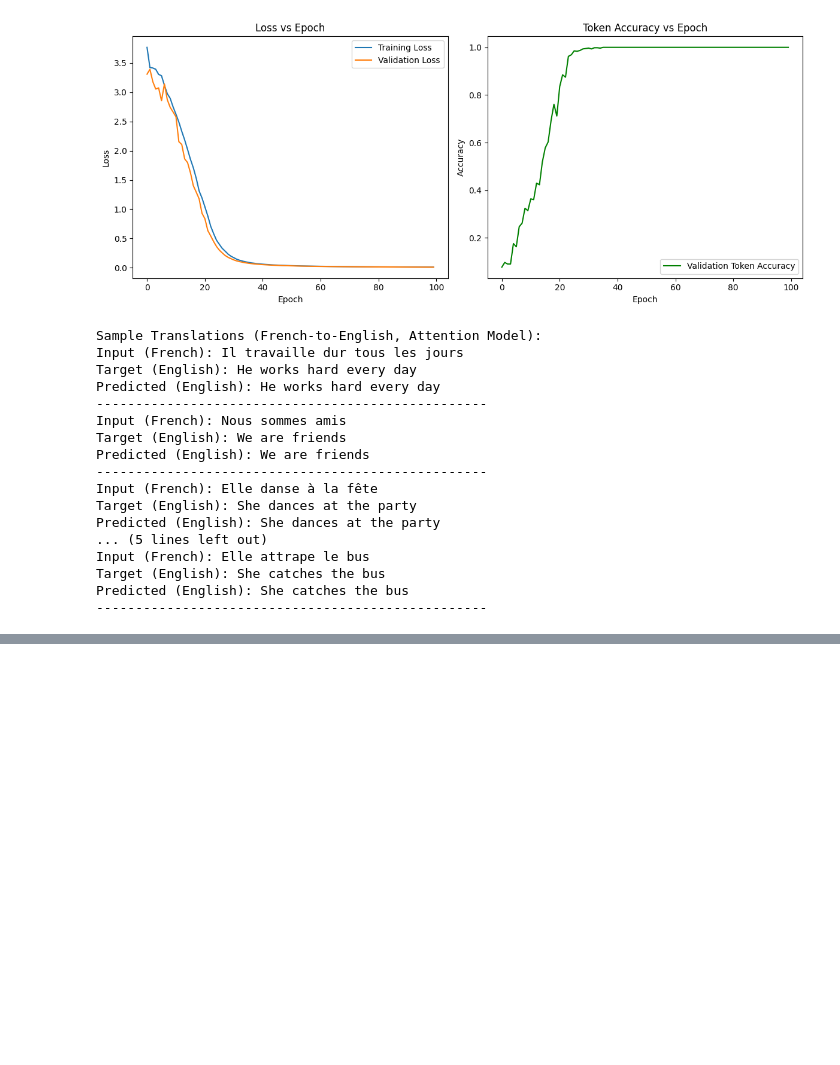
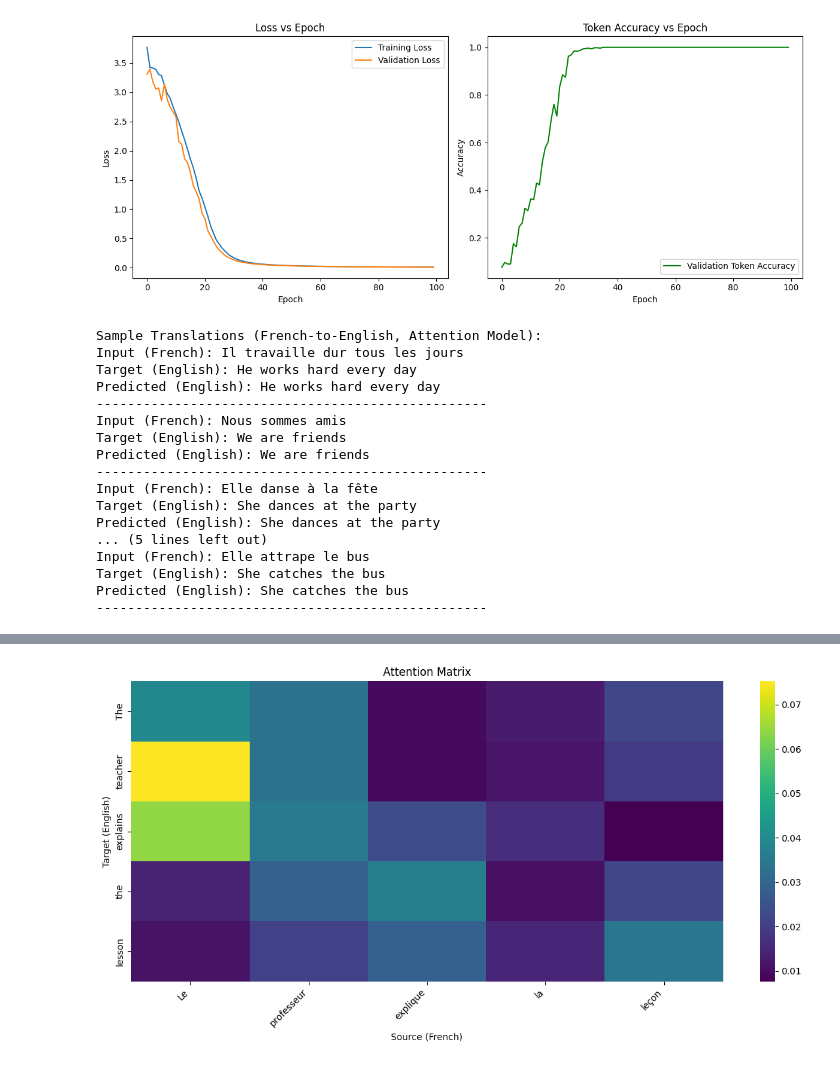
Before and after one commit to xuy50/ecgr5106-hw4, a Jupyter notebook: p3_GRU_attention_fte.ipynb, the cells around one changed output, grey strips where cells are left out. Drawn from its saved outputs; the diff is of its cells as text; code cells hidden in the pictures; blank space fills up the shorter version.

```diff
--- a/p3_GRU_attention_fte.ipynb
+++ b/p3_GRU_attention_fte.ipynb
@@ -374,3 +375,98 @@ Input (French): Elle attrape le bus
 Target (English): She catches the bus
 Predicted (English): She catches the bus
 --------------------------------------------------
+# %%
+# Output some sample translations using the Attention model (French-to-English)
+encoder.eval()
+attn_decoder.eval()
+num_examples = 5
+
+print("\nSample Translations (French-to-English, Attention Model) with Attention Matrices:")
+sample_count = 0
+with torch.no_grad():
+    for input_tensor, target_tensor in dataloader:
+        # Preprocess input
+        input_tensor = input_tensor.squeeze(0).to(device)
+        target_tensor = target_tensor.squeeze(0).to(device)
+
+        encoder_hidden = encoder.initHidden()
+        input_length = input_tensor.size(0)
+
+        # Collect encoder outputs
+        encoder_outputs = torch.zeros(50, encoder.hidden_size, device=device)
+        for ei in range(input_length):
+            encoder_output, encoder_hidden = encoder(input_tensor[ei].unsqueeze(0), encoder_hidden)
+            if ei < 50:
+                encoder_outputs[ei] = encoder_output[0, 0]
+
+        # Decode while collecting attention weights
+        decoder_input = torch.tensor([SOS_token], device=device)
+        decoder_hidden = encoder_hidden
+        predicted_indices = []
+        attn_matrices = []  # store attention weights at each decoding step
+
+        while True:
+            decoder_output, decoder_hidden, attn_weights = attn_decoder(
+                decoder_input, decoder_hidden, encoder_outputs
+            )
+            attn_matrices.append(attn_weights.cpu().numpy())  # shape: (1, max_length)
+
+            topv, topi = decoder_output.topk(1)
+            predicted_indices.append(topi.item())
+            decoder_input = topi.squeeze().detach()
+
+            if decoder_input.item() == EOS_token or len(predicted_indices) > 50:
+                break
+
+        # Build attention matrix: (#decoding_steps x max_length)
+        attn_matrix = np.concatenate(attn_matrices, axis=0)
+
+        # Convert indices back to words (excluding SOS/EOS)
+        #    - Source tokens (French)
+        src_tokens = [index_to_word[idx.item()] for idx in input_tensor if idx.item() not in [SOS_token, EOS_token]]
+        #    - Target tokens (predicted English)
+        tgt_tokens = [index_to_word[idx] for idx in predicted_indices if idx not in [SOS_token, EOS_token]]
+
+        # Slice attn_matrix to actual decoding steps & encoding steps
+        dec_steps = len(tgt_tokens)
+        enc_steps = len(src_tokens)
+        attn_matrix = attn_matrix[:dec_steps, :enc_steps]
+
+        # Prepare sentences for display
+        original_sentence = " ".join(src_tokens)
+        target_sentence = " ".join(
+            [index_to_word[idx.item()] for idx in target_tensor if idx.item() not in [SOS_token, EOS_token]]
+        )
+        predicted_sentence = " ".join(tgt_tokens)
+
+        # Print text results
+        print("Input (French):", original_sentence)
+        print("Target (English):", target_sentence)
+        print("Predicted (English):", predicted_sentence)
+
+        # Plot the attention matrix (fixed figsize for uniformity)
+        plt.figure(figsize=(12, 6))  # fix plot size 12x6
+        sns.heatmap(
+            attn_matrix,
+            cmap="viridis",
+            cbar=True,
+            xticklabels=src_tokens,
+            yticklabels=tgt_tokens
+        )
+        plt.xlabel("Source (French)")
+        plt.ylabel("Target (English)")
+        plt.title("Attention Matrix")
+
+        # Rotate x-axis labels for readability
+        plt.xticks(rotation=45, ha='right')
+        plt.tight_layout()
+        filename = f"images/p3_attention_fte_sample_{sample_count+1}.png"
+        plt.savefig(filename)
+        plt.show()
+
+        print("-" * 50)
+
+        sample_count += 1
+        if sample_count >= num_examples:
+            break
+# %% [output]
@@ -376,0 +477 @@ Predicted (English): She catches the bus
+[figure, added]
```
Also changed, not shown: parts of 2 cells of this notebook, 11 other files.
